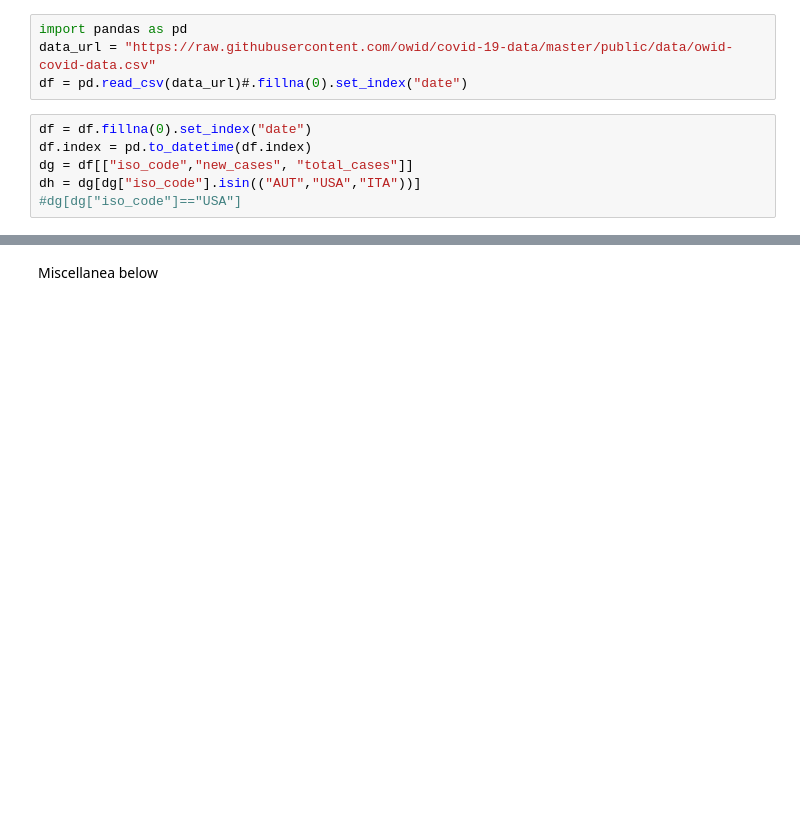
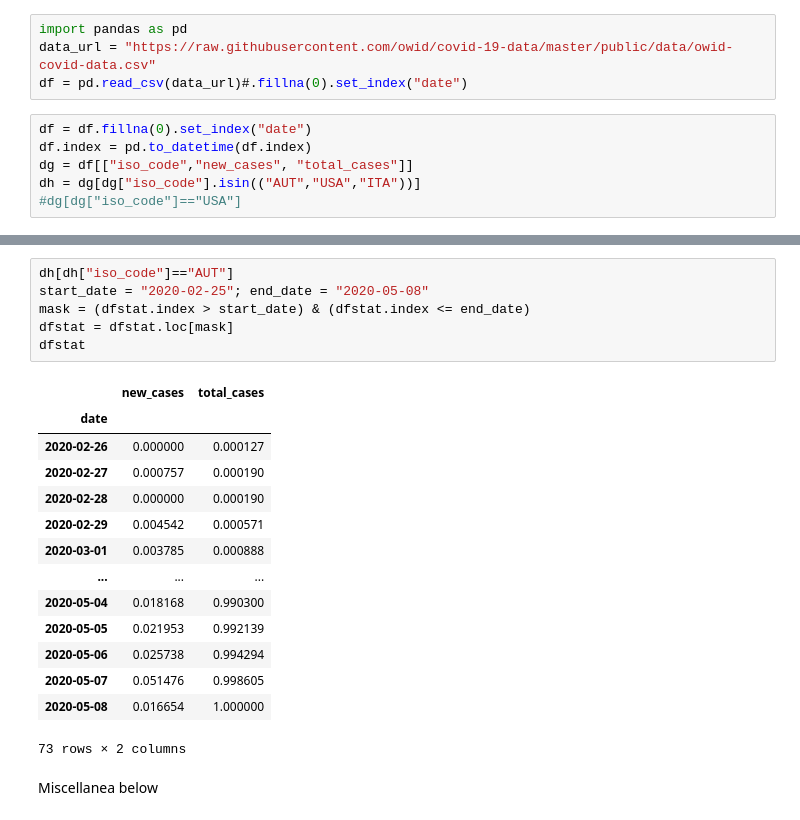
Before and after one commit to RMilock/ComplexSpread, a Jupyter notebook: CSSE_JHU/data_viz.ipynb, the cells around one changed output, grey strips where cells are left out. Cells and saved outputs as stored; diff of their text form; blank space fills up the shorter version.

```diff
--- a/CSSE_JHU/data_viz.ipynb
+++ b/CSSE_JHU/data_viz.ipynb
@@ -32,2 +32,23 @@ plt.show()
+# %%
+dh[dh["iso_code"]=="AUT"]
+start_date = "2020-02-25"; end_date = "2020-05-08"
+mask = (dfstat.index > start_date) & (dfstat.index <= end_date)
+dfstat = dfstat.loc[mask]
+dfstat
+# %% [output]
+|  | new_cases | total_cases |
+| date |  |  |
+| 2020-02-26 | 0.000000 | 0.000127 |
+| 2020-02-27 | 0.000757 | 0.000190 |
+| 2020-02-28 | 0.000000 | 0.000190 |
+| 2020-02-29 | 0.004542 | 0.000571 |
+| 2020-03-01 | 0.003785 | 0.000888 |
+| ... | ... | ... |
+| 2020-05-04 | 0.018168 | 0.990300 |
+| 2020-05-05 | 0.021953 | 0.992139 |
+| 2020-05-06 | 0.025738 | 0.994294 |
+| 2020-05-07 | 0.051476 | 0.998605 |
+| 2020-05-08 | 0.016654 | 1.000000 |
+73 rows × 2 columns
 # %% [markdown]
 Miscellanea below
```
Also changed, not shown: parts of 9 cells of this notebook.
